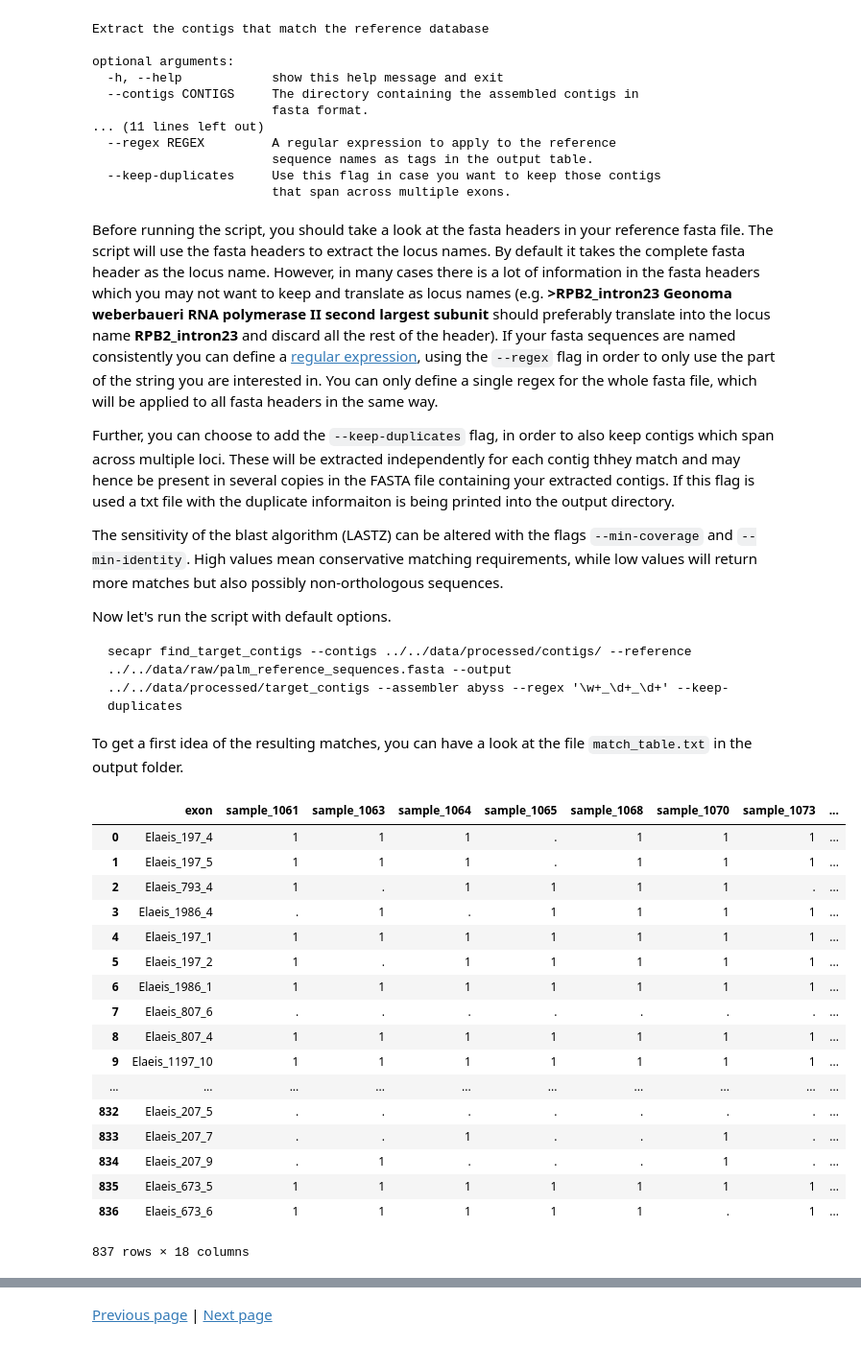
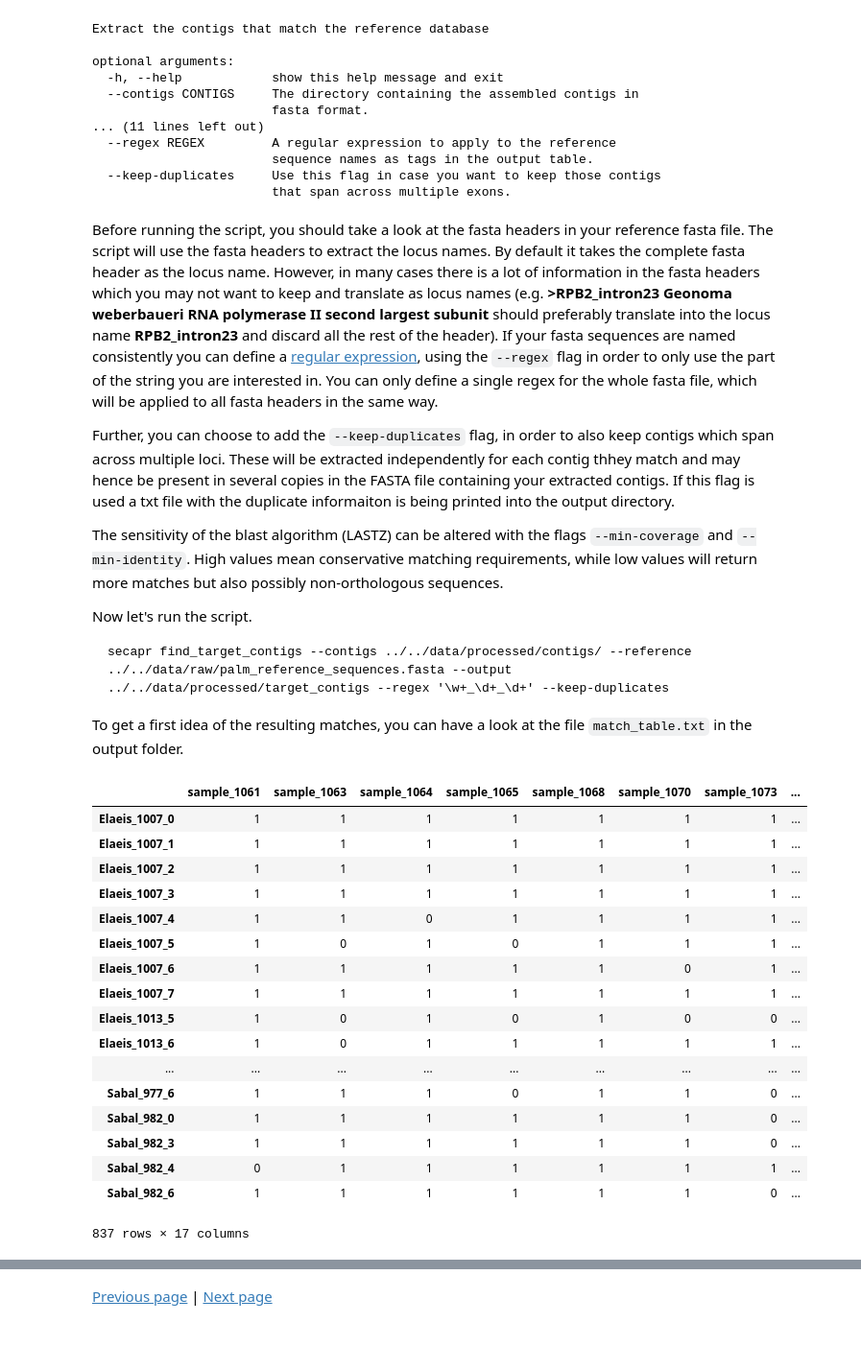
Before and after one commit to AntonelliLab/seqcap_processor, a Jupyter notebook: docs/notebook/extract_contigs.ipynb, the cells around one changed output, grey strips where cells are left out. Shown at 96% size. Drawn from its saved outputs; the diff is of its cells as text; code cells hidden in the pictures.

```diff
--- a/docs/notebook/extract_contigs.ipynb
+++ b/docs/notebook/extract_contigs.ipynb
@@ -52,32 +52,32 @@ Further, you can choose to add the `--keep-duplicates` flag, in order to also ke
 
 The sensitivity of the blast algorithm (LASTZ) can be altered with the flags `--min-coverage` and `--min-identity`. High values mean conservative matching requirements, while low values will return more matches but also possibly non-orthologous sequences.
 
-Now let's run the script with default options.
+Now let's run the script.
 
-    secapr find_target_contigs --contigs ../../data/processed/contigs/ --reference ../../data/raw/palm_reference_sequences.fasta --output ../../data/processed/target_contigs --assembler abyss --regex '\w+_\d+_\d+' --keep-duplicates
+    secapr find_target_contigs --contigs ../../data/processed/contigs/ --reference ../../data/raw/palm_reference_sequences.fasta --output ../../data/processed/target_contigs --regex '\w+_\d+_\d+' --keep-duplicates
 
 To get a first idea of the resulting matches, you can have a look at the file `match_table.txt` in the output folder.
 # %%
 import pandas as pd
-table = pd.read_csv('../../data/processed/target_contigs/match_table.txt', delimiter = '\t')
+table = pd.read_csv('../../data/processed/target_contigs/match_table.txt', delimiter = '\t',index_col=0)
 table
 # %% [output]
-|  | exon | sample_1061 | sample_1063 | sample_1064 | sample_1065 | sample_1068 | sample_1070 | sample_1073 | ... |
-| 0 | Elaeis_197_4 | 1 | 1 | 1 | . | 1 | 1 | 1 | ... |
-| 1 | Elaeis_197_5 | 1 | 1 | 1 | . | 1 | 1 | 1 | ... |
-| 2 | Elaeis_793_4 | 1 | . | 1 | 1 | 1 | 1 | . | ... |
-| 3 | Elaeis_1986_4 | . | 1 | . | 1 | 1 | 1 | 1 | ... |
-| 4 | Elaeis_197_1 | 1 | 1 | 1 | 1 | 1 | 1 | 1 | ... |
-| 5 | Elaeis_197_2 | 1 | . | 1 | 1 | 1 | 1 | 1 | ... |
-| 6 | Elaeis_1986_1 | 1 | 1 | 1 | 1 | 1 | 1 | 1 | ... |
-| 7 | Elaeis_807_6 | . | . | . | . | . | . | . | ... |
-| 8 | Elaeis_807_4 | 1 | 1 | 1 | 1 | 1 | 1 | 1 | ... |
-| 9 | Elaeis_1197_10 | 1 | 1 | 1 | 1 | 1 | 1 | 1 | ... |
-| ... | ... | ... | ... | ... | ... | ... | ... | ... | ... |
-| 832 | Elaeis_207_5 | . | . | . | . | . | . | . | ... |
-| 833 | Elaeis_207_7 | . | . | 1 | . | . | 1 | . | ... |
-| 834 | Elaeis_207_9 | . | 1 | . | . | . | 1 | . | ... |
-| 835 | Elaeis_673_5 | 1 | 1 | 1 | 1 | 1 | 1 | 1 | ... |
-| 836 | Elaeis_673_6 | 1 | 1 | 1 | 1 | 1 | . | 1 | ... |
+|  | sample_1061 | sample_1063 | sample_1064 | sample_1065 | sample_1068 | sample_1070 | sample_1073 | ... |
+| Elaeis_1007_0 | 1 | 1 | 1 | 1 | 1 | 1 | 1 | ... |
+| Elaeis_1007_1 | 1 | 1 | 1 | 1 | 1 | 1 | 1 | ... |
+| Elaeis_1007_2 | 1 | 1 | 1 | 1 | 1 | 1 | 1 | ... |
+| Elaeis_1007_3 | 1 | 1 | 1 | 1 | 1 | 1 | 1 | ... |
+| Elaeis_1007_4 | 1 | 1 | 0 | 1 | 1 | 1 | 1 | ... |
+| Elaeis_1007_5 | 1 | 0 | 1 | 0 | 1 | 1 | 1 | ... |
+| Elaeis_1007_6 | 1 | 1 | 1 | 1 | 1 | 0 | 1 | ... |
+| Elaeis_1007_7 | 1 | 1 | 1 | 1 | 1 | 1 | 1 | ... |
+| Elaeis_1013_5 | 1 | 0 | 1 | 0 | 1 | 0 | 0 | ... |
+| Elaeis_1013_6 | 1 | 0 | 1 | 1 | 1 | 1 | 1 | ... |
+| ... | ... | ... | ... | ... | ... | ... | ... | ... |
+| Sabal_977_6 | 1 | 1 | 1 | 0 | 1 | 1 | 0 | ... |
+| Sabal_982_0 | 1 | 1 | 1 | 1 | 1 | 1 | 0 | ... |
+| Sabal_982_3 | 1 | 1 | 1 | 1 | 1 | 1 | 0 | ... |
+| Sabal_982_4 | 0 | 1 | 1 | 1 | 1 | 1 | 1 | ... |
+| Sabal_982_6 | 1 | 1 | 1 | 1 | 1 | 1 | 0 | ... |
-837 rows × 18 columns
+837 rows × 17 columns
 # %% [markdown]
```
Also changed, not shown: parts of 9 cells of this notebook, 4 other files.
